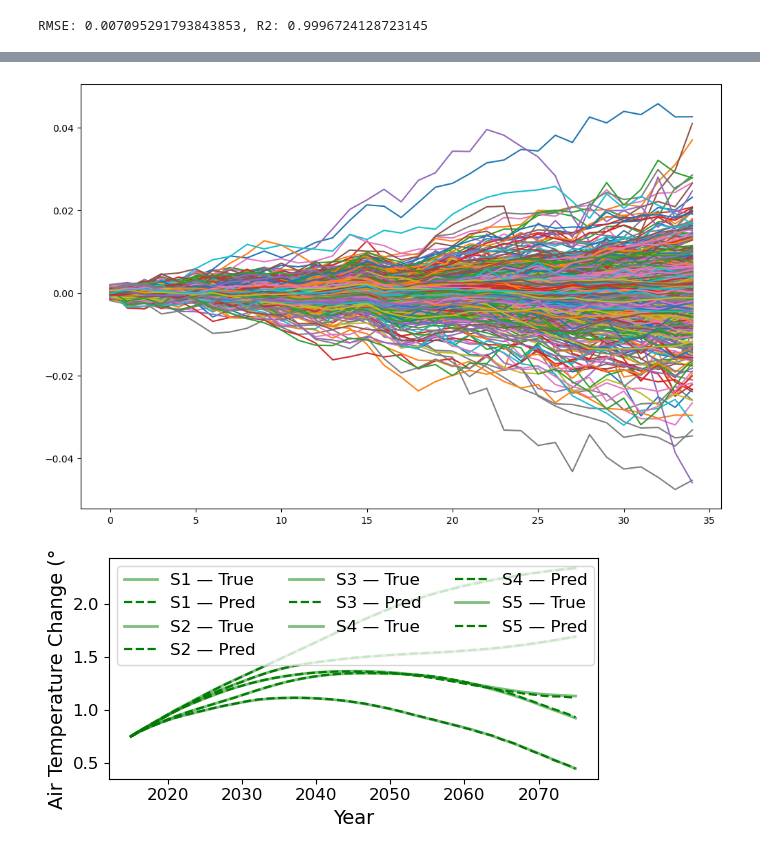
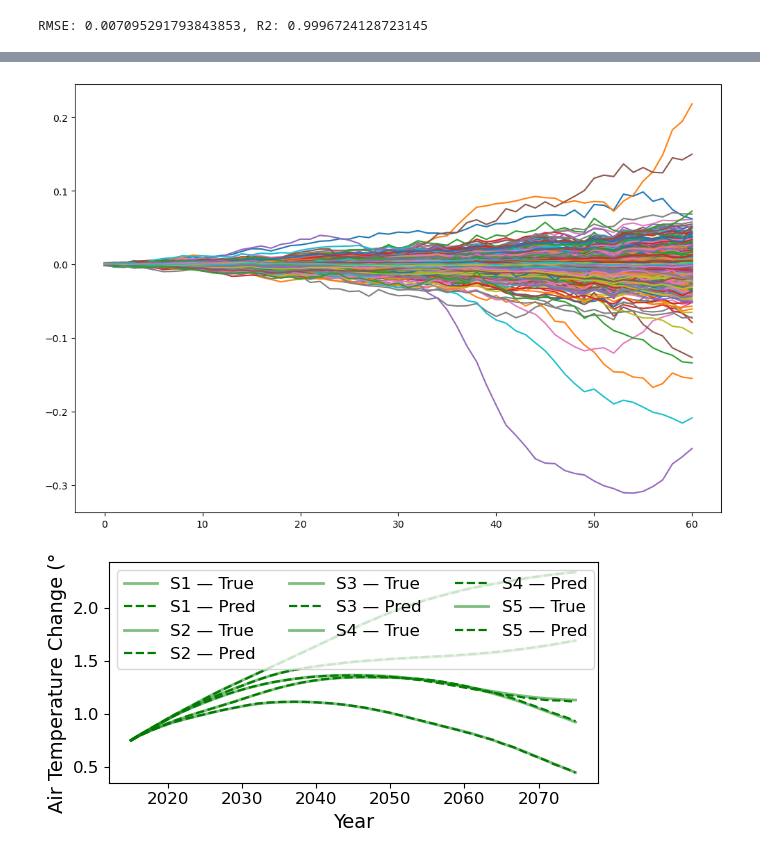
Before and after one commit to oskarbohnlassen/ciceroscm-surrogate, a Jupyter notebook: notebooks/cicero_net_model.ipynb, the cells around one changed output, grey strips where cells are left out. Saved outputs shown, nothing was run; the diff lists cells and outputs as text; code cells hidden in the pictures.

```diff
--- a/notebooks/cicero_net_model.ipynb
+++ b/notebooks/cicero_net_model.ipynb
@@ -86,14 +60,14 @@ array([[0.7518406 , 0.752033  , 0.75216234, ..., 0.75241464, 0.7520866 ,
 # %%
-y_target_em_paths = y_target_numpy.reshape(-1, 61).T[:35,:]
-y_pred_em_paths = y_pred_numpy.reshape(-1, 61).T[:35,:]
+y_target_em_paths = y_target_numpy.reshape(-1, 61).T
+y_pred_em_paths = y_pred_numpy.reshape(-1, 61).T
 
 y_diff = y_target_em_paths - y_pred_em_paths
 
 plt.figure(figsize=(12,8))
 plt.plot(y_diff)
 plt.show()
 # %% [output]
-[figure, old version]
+[figure, new version]
 # %%
 plot_temperature_sequences(y_target_numpy, y_pred_numpy, seq_len=61, n_samples=5, seed=11,
                    years=np.arange(2015, 2015+36+25),
```
Also changed, not shown: parts of 6 cells of this notebook, 7 other files.
